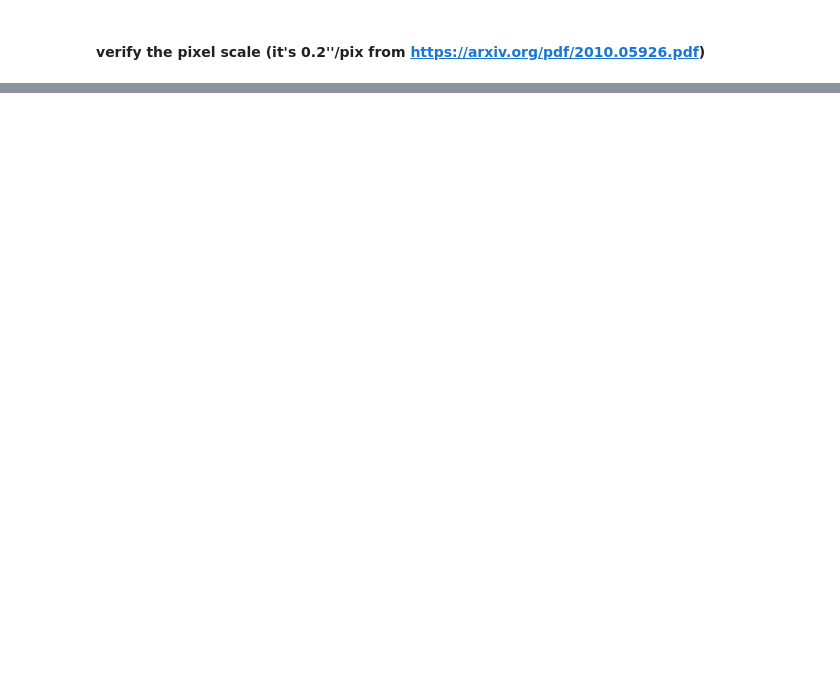
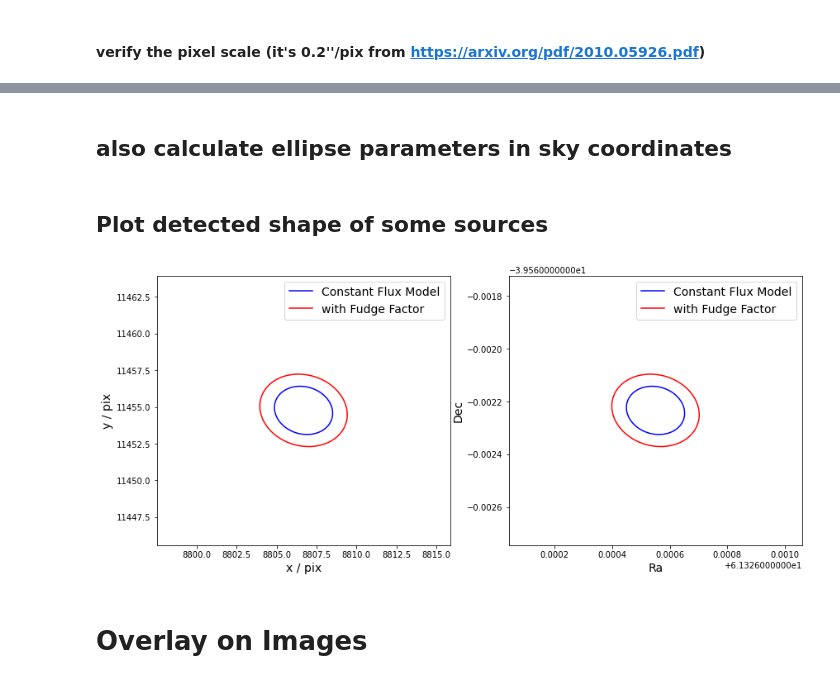
Before and after one commit to LSSTDESC/Cluster_Blending, a Jupyter notebook: match_ellipse_dc2.ipynb, the cells around one changed output, grey strips where cells are left out. Saved outputs shown, nothing was run; the diff lists cells and outputs as text; code cells hidden in the pictures; blank space fills up the shorter version.

Commit message:
update ellipse matching algorithm

```diff
--- a/match_ellipse_dc2.ipynb
+++ b/match_ellipse_dc2.ipynb
@@ -42,7 +204,4 @@ $$
 # %%
-def ellipse_equation(x, y, A, B, C, D, E, F):
-    return A*x**2 + B*y**2 + 2*C*x*y + 2*D*x + 2*E*y + F
-
 def is_overlapping(p1, p2):
     A1, B1, C1, D1, E1, F1 = p1
     A2, B2, C2, D2, E2, F2 = p2
@@ -123,3 +229,0 @@ for i in np.random.randint(0, high=N, size=10):
-# %%
-obj = Table.read('cluster_obj.fits', format='fits')
-print(obj.columns)
@@ -228,0 +329,2 @@ for i in np.random.randint(0, high=N, size=10):
+# %% [markdown]
+## also calculate ellipse parameters in sky coordinates
@@ -228,0 +346,67 @@ for i in np.random.randint(0, high=N, size=10):
+# %% [markdown]
+## Plot detected shape of some sources
+# %%
+def plot_shape(x0, y0, rough_size, params, c='b', ls='-', ax=None):
+
+    x = np.linspace(x0 - rough_size, x0 + rough_size, 100)
+    y = np.linspace(y0 - rough_size, y0 + rough_size, 100)
+    x, y = np.meshgrid(x,y)
+
+    z = ellipse_equation(x, y, params)
+
+    ax.contour(x, y, z, [0], colors=c, linestyles=ls)
+# %%
+pat = '2,2'
+obj_patch = obj[ obj['patch'] == pat ]
+# %%
+N = len(obj_patch)
+
+x0 = obj_patch['x']
+y0 = obj_patch['y']
+
+ra = obj_patch['ra']
+dec = obj_patch['dec']
+
+fig = plt.figure(figsize=(14,6))
+ax1 = fig.add_subplot(121)
+ax2 = fig.add_subplot(122)
+
+for i in np.random.randint(0, high=N, size=1):
+
+
+    ######## in pixel coordinates ############
+    rough_size = 3*np.sqrt( obj_patch['pi_ab'][i] )
+
+    params = [obj_patch[f'{X}o'][i] for X in ['A', 'B', 'C', 'D', 'E','F'] ]
+    plot_shape( x0[i], y0[i], rough_size, params, c='b', ls='-', ax=ax1)
+
+    params = [obj_patch[f'{X}of'][i] for X in ['A', 'B', 'C', 'D', 'E','F'] ]
+    plot_shape( x0[i], y0[i], rough_size, params, c='r', ls='-', ax=ax1)
+
+
+    ax1.set_xlabel('x / pix', fontsize=14)
+    ax1.set_ylabel('y / pix', fontsize=14)
+
+
+    ######## in sky coordinates ###############
+    rough_size = 3*np.sqrt( obj_patch['pi_abs'][i] )
+
+    params = [obj_patch[f'{X}os'][i] for X in ['A', 'B', 'C', 'D', 'E','F'] ]
+    plot_shape( ra[i], dec[i], rough_size, params, c='b', ls='-', ax=ax2)
+
+    params = [obj_patch[f'{X}osf'][i] for X in ['A', 'B', 'C', 'D', 'E','F'] ]
+    plot_shape( ra[i], dec[i], rough_size, params, c='r', ls='-', ax=ax2)
+
+    ax2.set_xlabel('Ra', fontsize=14)
+    ax2.set_ylabel('Dec', fontsize=14)
+
+    for ax in [ax1, ax2]:
+
+        ax.plot([], [], 'b', label='Constant Flux Model')
+        ax.plot([], [], 'r', label='with Fudge Factor')
+
+        ax.legend(prop={'size':14})
+# %% [output]
+[figure, added]
+# %% [markdown]
+# Overlay on Images
```
Also changed, not shown: parts of 84 cells of this notebook.
